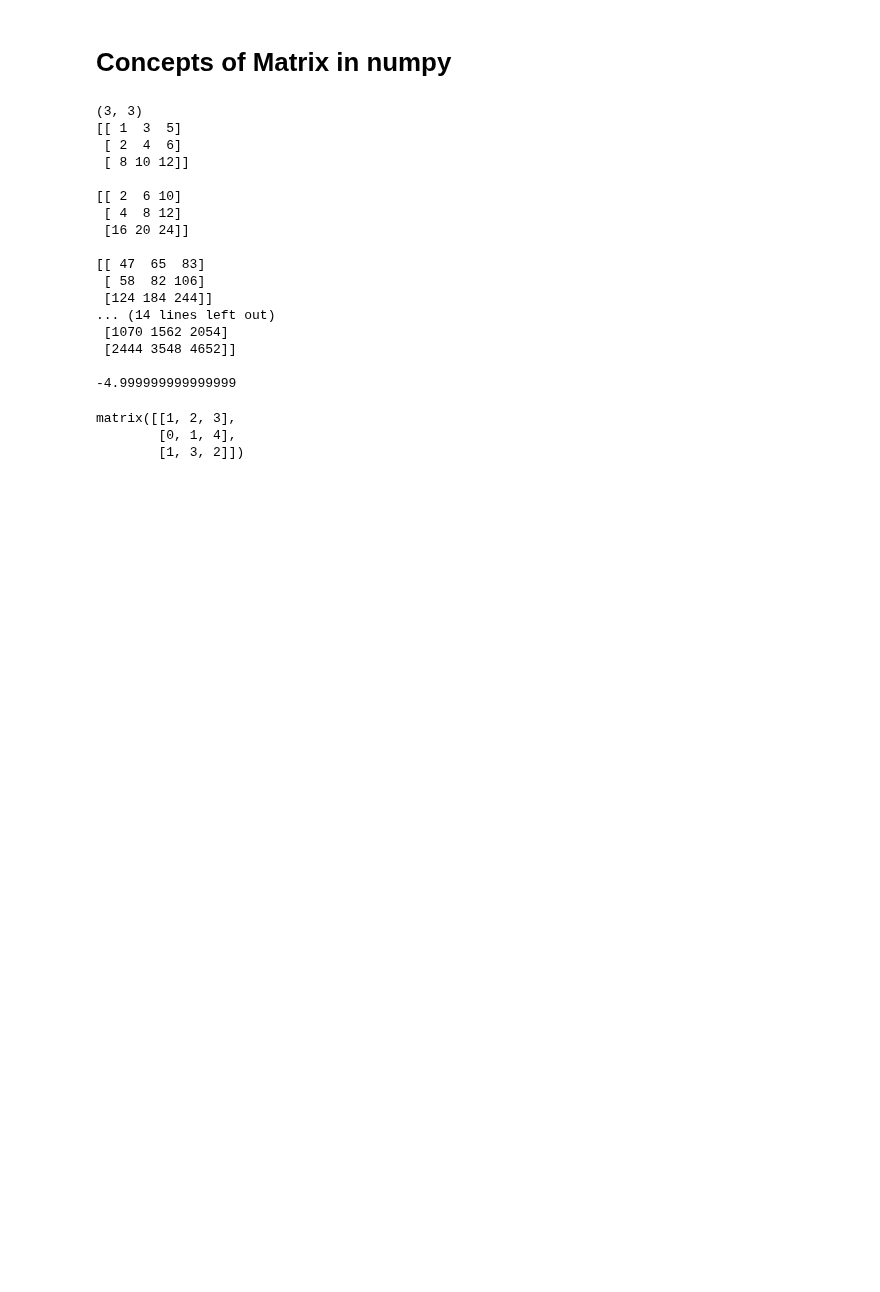
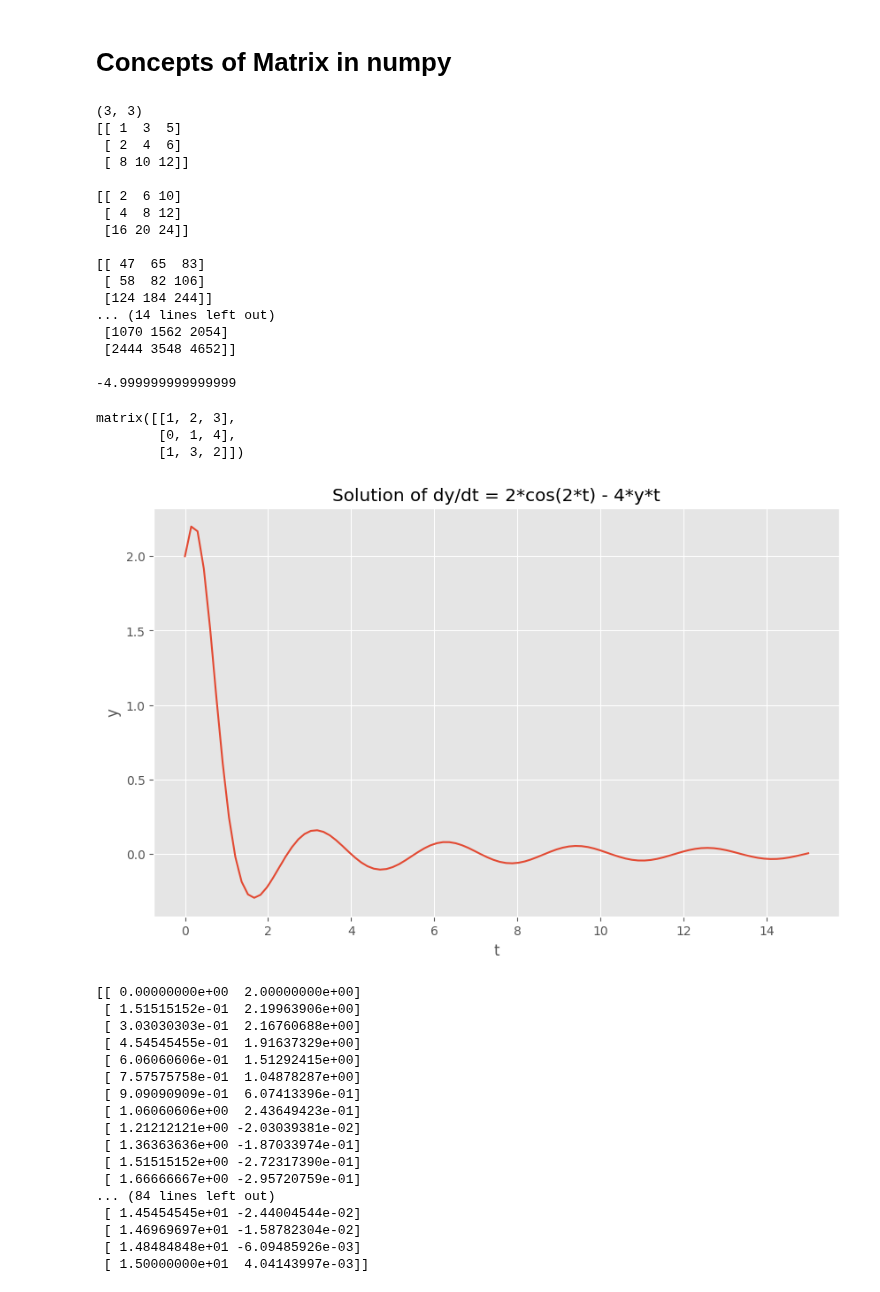
Before and after one commit to PradeepBhattarai/DataScience, a Jupyter notebook: Numpy.ipynb, the cells around one changed output. Drawn from its saved outputs; the diff is of its cells as text; code cells hidden in the pictures; blank space fills up the shorter version.

Commit message:
numericalIntegrationNumpy

```diff
--- a/Numpy.ipynb
+++ b/Numpy.ipynb
@@ -411,3 +411,44 @@ var5 #default matrix data type of numpy
 matrix([[1, 2, 3],
         [0, 1, 4],
         [1, 3, 2]])
+# %%
+import numpy as np
+import matplotlib.pyplot as plt
+from scipy.integrate import odeint
+from matplotlib.pyplot import style
+def f(y, t):
+    return 2 * np.cos(2 * t) - 4 * y * t
+
+y0 = 2
+tspan = np.linspace(0, 15, 100)
+y = odeint(f, y0, tspan)
+
+plt.rcParams['figure.figsize']=(10,6)
+style.use('ggplot')
+plt.plot(tspan, y)
+plt.xlabel('t')
+plt.ylabel('y')
+plt.title('Solution of dy/dt = 2*cos(2*t) - 4*y*t')
+plt.savefig('numericalIntegration.pdf',dpi=1000)
+plt.show()
+
+print(np.column_stack((tspan, y)))
+# %% [output]
+[figure, added]
+[[ 0.00000000e+00  2.00000000e+00]
+ [ 1.51515152e-01  2.19963906e+00]
+ [ 3.03030303e-01  2.16760688e+00]
+ [ 4.54545455e-01  1.91637329e+00]
+ [ 6.06060606e-01  1.51292415e+00]
+ [ 7.57575758e-01  1.04878287e+00]
+ [ 9.09090909e-01  6.07413396e-01]
+ [ 1.06060606e+00  2.43649423e-01]
+ [ 1.21212121e+00 -2.03039381e-02]
+ [ 1.36363636e+00 -1.87033974e-01]
+ [ 1.51515152e+00 -2.72317390e-01]
+ [ 1.66666667e+00 -2.95720759e-01]
+... (84 lines left out)
+ [ 1.45454545e+01 -2.44004544e-02]
+ [ 1.46969697e+01 -1.58782304e-02]
+ [ 1.48484848e+01 -6.09485926e-03]
+ [ 1.50000000e+01  4.04143997e-03]]
```
Also changed, not shown: 1 other file.
